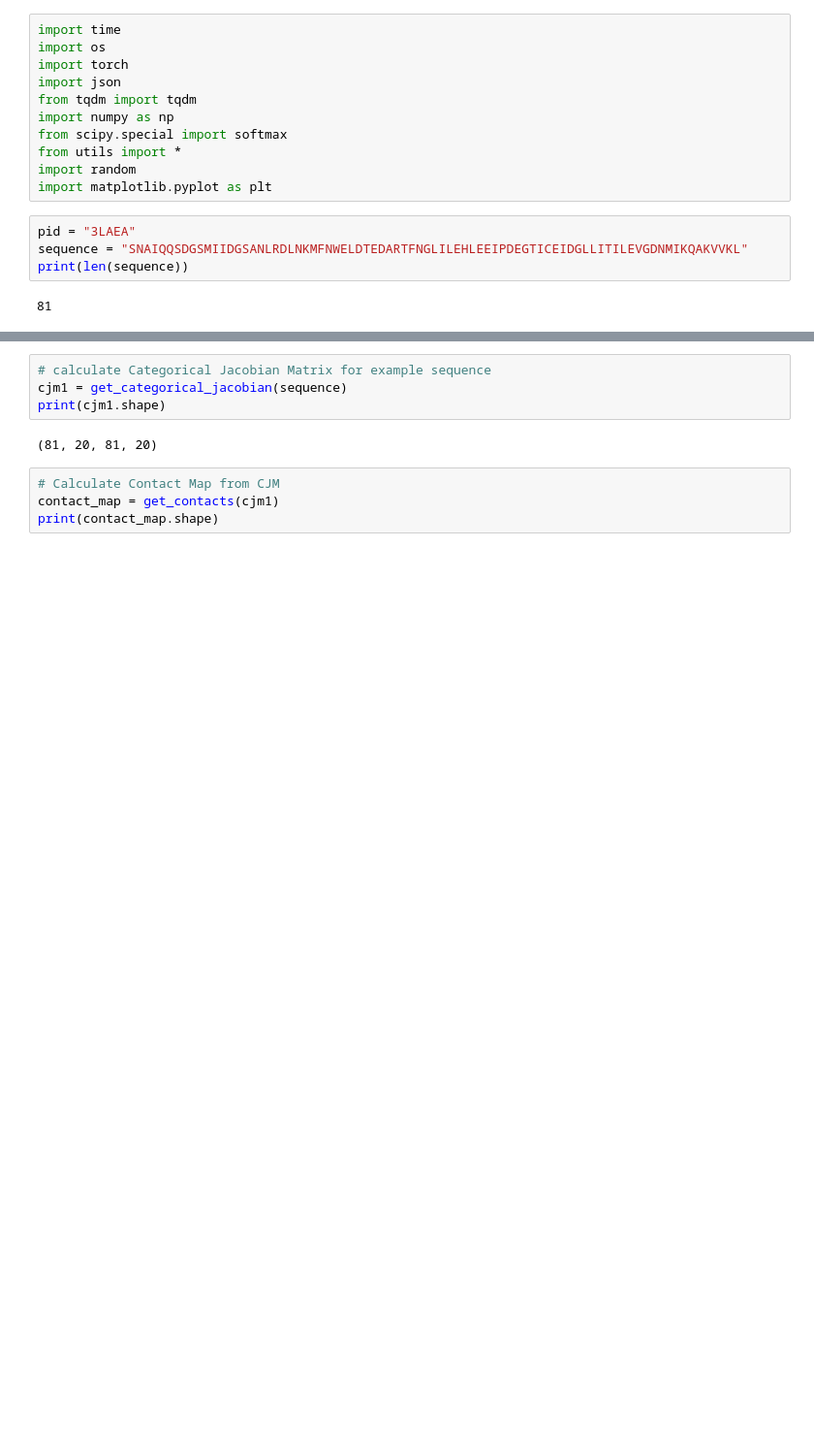
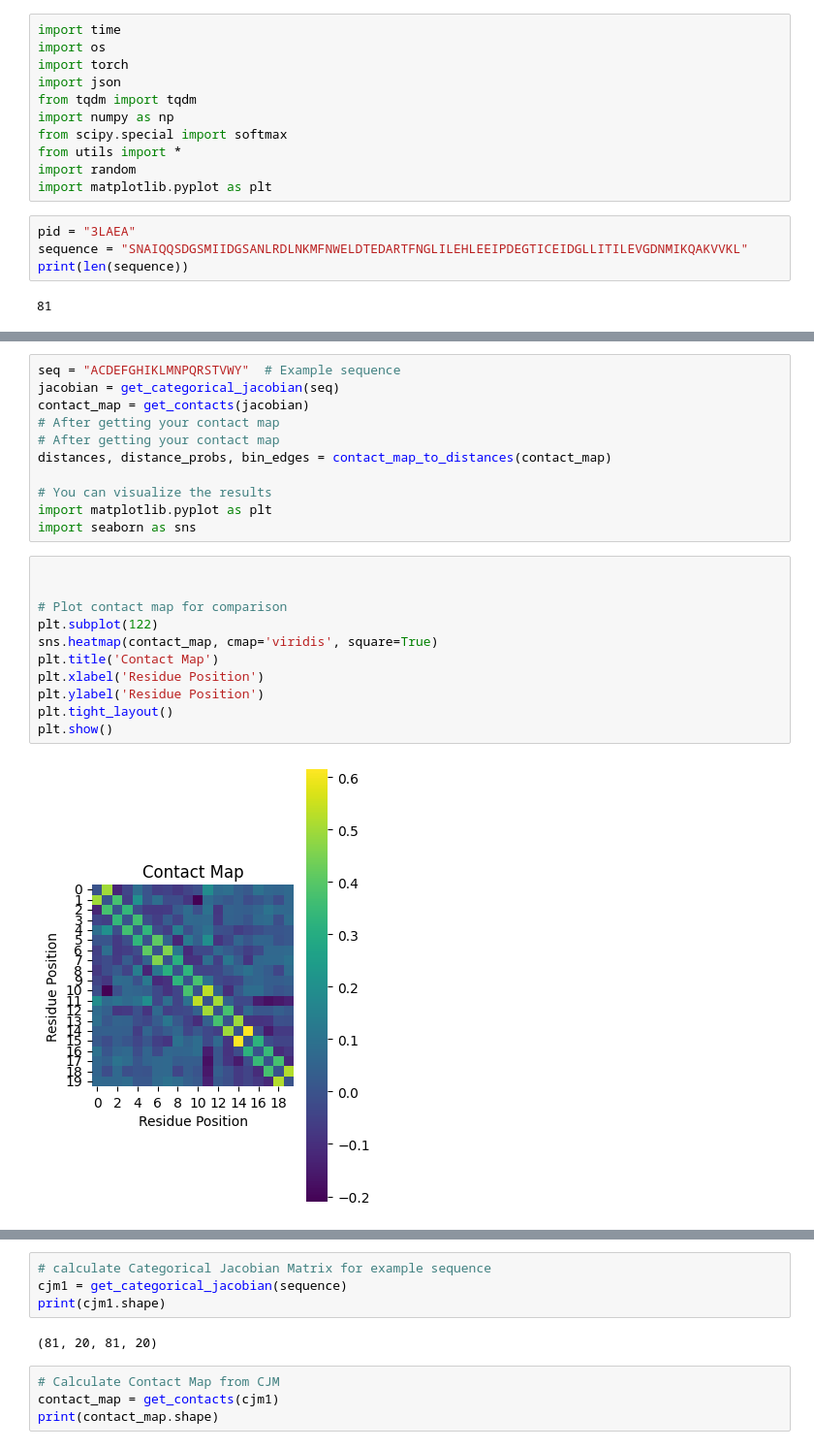
Before and after one commit to LeonHafner/PP2_reliability_score_pred, a Jupyter notebook: calc_jacobian.ipynb, the cells around one changed output, grey strips where cells are left out. Shown: that part at 97% size. Saved outputs shown, nothing was run; the diff lists cells and outputs as text; blank space fills up the shorter version.

```diff
--- a/calc_jacobian.ipynb
+++ b/calc_jacobian.ipynb
@@ -94,0 +209,24 @@ def do_apc(x, rm=1):
+# %%
+seq = "ACDEFGHIKLMNPQRSTVWY"  # Example sequence
+jacobian = get_categorical_jacobian(seq)
+contact_map = get_contacts(jacobian)
+# After getting your contact map
+# After getting your contact map
+distances, distance_probs, bin_edges = contact_map_to_distances(contact_map)
+
+# You can visualize the results
+import matplotlib.pyplot as plt
+import seaborn as sns
+# %%
+
+
+# Plot contact map for comparison
+plt.subplot(122)
+sns.heatmap(contact_map, cmap='viridis', square=True)
+plt.title('Contact Map')
+plt.xlabel('Residue Position')
+plt.ylabel('Residue Position')
+plt.tight_layout()
+plt.show()
+# %% [output]
+[figure, added]
```
Also changed, not shown: parts of 12 cells of this notebook, 5 other files.
